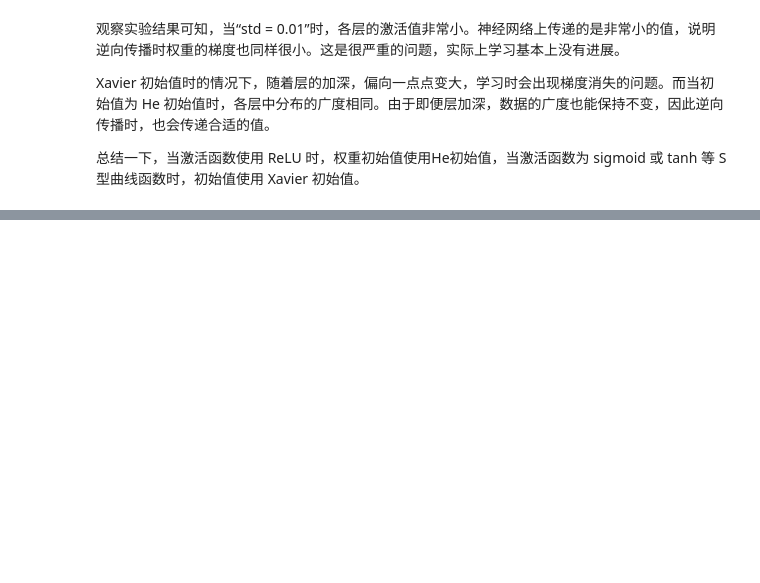
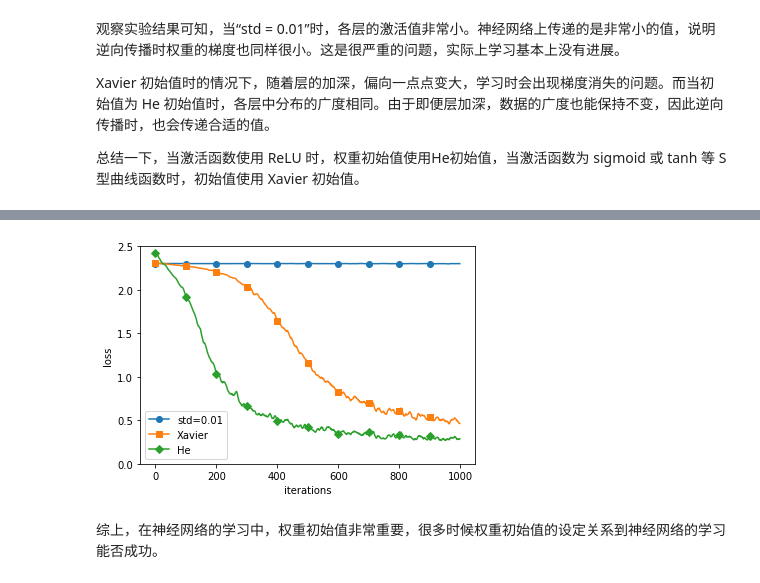
Before and after one commit to devonchenc/python-deep-learning, a Jupyter notebook: 12.Optimization_and_regularization.ipynb, the cells around one changed output, grey strips where cells are left out. Drawn from its saved outputs; the diff is of its cells as text; code cells hidden in the pictures; blank space fills up the shorter version.

Commit message:
Add weight_init_compare code

```diff
--- a/12.Optimization_and_regularization.ipynb
+++ b/12.Optimization_and_regularization.ipynb
@@ -337,0 +341,53 @@ Xavier 初始值时的情况下，随着层的加深，偏向一点点变大，
+# %%
+from keras.datasets import mnist
+from demo_code.multi_layer_net import MultiLayerNet
+from demo_code.util import smooth_curve
+
+# 读入MNIST数据
+(train_images, train_labels), (test_images, test_labels) = mnist.load_data()
+train_images = train_images.astype(np.float32) / 255.0      # Normalization
+test_images = test_images.astype(np.float32) / 255.0      # Normalization
+
+train_size = train_images.shape[0]
+batch_size = 128
+max_iterations = 1000
+
+
+# 进行实验的设置
+weight_init_types = {'std=0.01': 0.01, 'Xavier': 'sigmoid', 'He': 'relu'}
+optimizer = SGD(lr=0.01)
+
+networks = {}
+train_loss = {}
+for key, weight_type in weight_init_types.items():
+    networks[key] = MultiLayerNet(input_size=784, hidden_size_list=[100, 100, 100, 100],
+                                  output_size=10, weight_init_std=weight_type)
+    train_loss[key] = []
+
+# 开始训练
+for i in range(max_iterations):
+    batch_mask = np.random.choice(train_size, batch_size)
+    x_batch = train_images[batch_mask]
+    t_batch = train_labels[batch_mask]
+
+    for key in weight_init_types.keys():
+        grads = networks[key].gradient(x_batch, t_batch)
+        optimizer.update(networks[key].params, grads)
+
+        loss = networks[key].loss(x_batch, t_batch)
+        train_loss[key].append(loss)
+
+# 绘制图形
+markers = {'std=0.01': 'o', 'Xavier': 's', 'He': 'D'}
+x = np.arange(max_iterations)
+for key in weight_init_types.keys():
+    plt.plot(x, smooth_curve(train_loss[key]), marker=markers[key], markevery=100, label=key)
+plt.xlabel("iterations")
+plt.ylabel("loss")
+plt.ylim(0, 2.5)
+plt.legend()
+plt.show()
+# %% [output]
+[figure, added]
+# %% [markdown]
+综上，在神经网络的学习中，权重初始值非常重要，很多时候权重初始值的设定关系到神经网络的学习能否成功。
```
Also changed, not shown: parts of 11 cells of this notebook, 5 other files.
